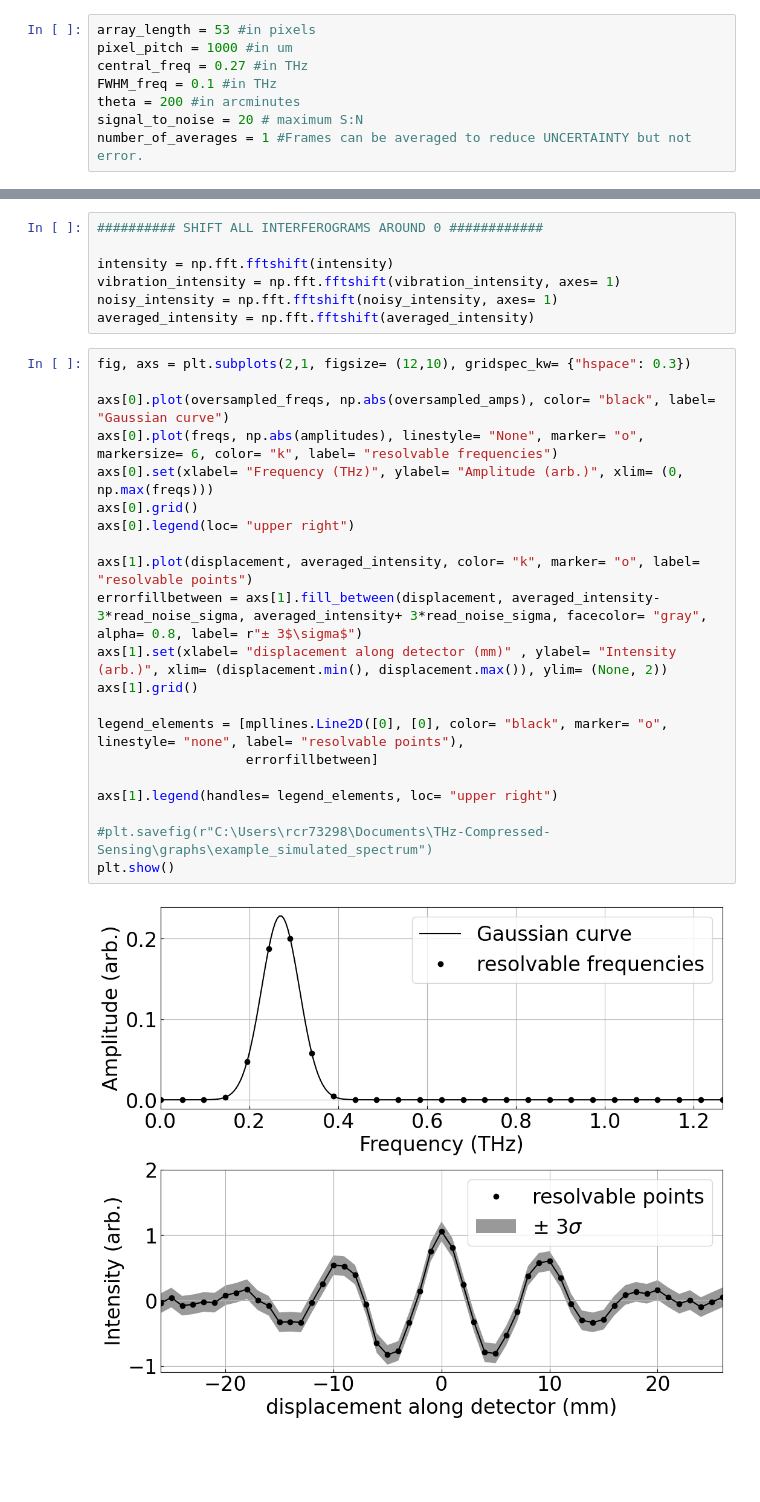
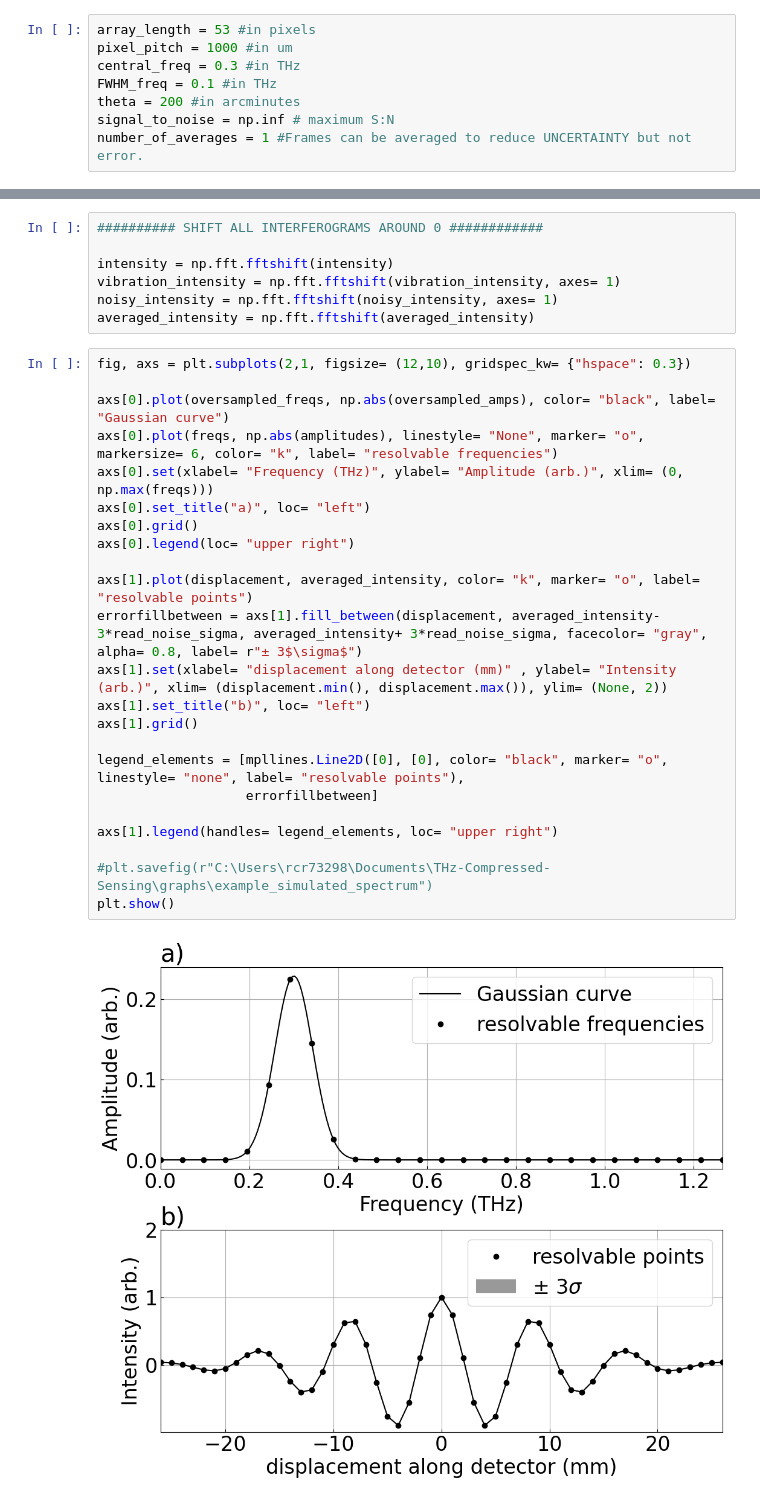
Before and after one commit to Jammi-Dodgers/THz-Compressed-Sensing, a Jupyter notebook: mock_interferograms_1d.ipynb, the cells around one changed output, grey strips where cells are left out. Drawn from its saved outputs; the diff is of its cells as text; blank space fills up the shorter version.

```diff
--- a/mock_interferograms_1d.ipynb
+++ b/mock_interferograms_1d.ipynb
@@ -15,10 +15,10 @@ def gaussian(x, center, FWHM, normalisation_coeffient = None):
 # %%
 array_length = 53 #in pixels
 pixel_pitch = 1000 #in um
-central_freq = 0.27 #in THz
+central_freq = 0.3 #in THz
 FWHM_freq = 0.1 #in THz
 theta = 200 #in arcminutes
-signal_to_noise = 20 # maximum S:N
+signal_to_noise = np.inf # maximum S:N
 number_of_averages = 1 #Frames can be averaged to reduce UNCERTAINTY but not error.
 # %%
 central_wavenumber = 2*np.sin(np.deg2rad(theta/60)) *(central_freq*1e12) /C #periodicity of the fringes as it appears on the camera in m^-1
@@ -92,26 +100,28 @@ averaged_intensity = np.fft.fftshift(averaged_intensity)
 # %%
 fig, axs = plt.subplots(2,1, figsize= (12,10), gridspec_kw= {"hspace": 0.3})
 
 axs[0].plot(oversampled_freqs, np.abs(oversampled_amps), color= "black", label= "Gaussian curve")
 axs[0].plot(freqs, np.abs(amplitudes), linestyle= "None", marker= "o", markersize= 6, color= "k", label= "resolvable frequencies")
 axs[0].set(xlabel= "Frequency (THz)", ylabel= "Amplitude (arb.)", xlim= (0, np.max(freqs)))
+axs[0].set_title("a)", loc= "left")
 axs[0].grid()
 axs[0].legend(loc= "upper right")
 
 axs[1].plot(displacement, averaged_intensity, color= "k", marker= "o", label= "resolvable points")
 errorfillbetween = axs[1].fill_between(displacement, averaged_intensity- 3*read_noise_sigma, averaged_intensity+ 3*read_noise_sigma, facecolor= "gray", alpha= 0.8, label= r"± 3$\sigma$")
 axs[1].set(xlabel= "displacement along detector (mm)" , ylabel= "Intensity (arb.)", xlim= (displacement.min(), displacement.max()), ylim= (None, 2))
+axs[1].set_title("b)", loc= "left")
 axs[1].grid()
 
 legend_elements = [mpllines.Line2D([0], [0], color= "black", marker= "o", linestyle= "none", label= "resolvable points"),
                    errorfillbetween]
 
 axs[1].legend(handles= legend_elements, loc= "upper right")
 
 #plt.savefig(r"C:\Users\rcr73298\Documents\THz-Compressed-Sensing\graphs\example_simulated_spectrum")
 plt.show()
 # %% [output]
-[figure, old version]
+[figure, new version]
 # %%
 ########### SAVE AN INTERFEROGRAM FOR TESTING #############
 
```
Also changed, not shown: parts of 4 cells of this notebook, 8 other files.
